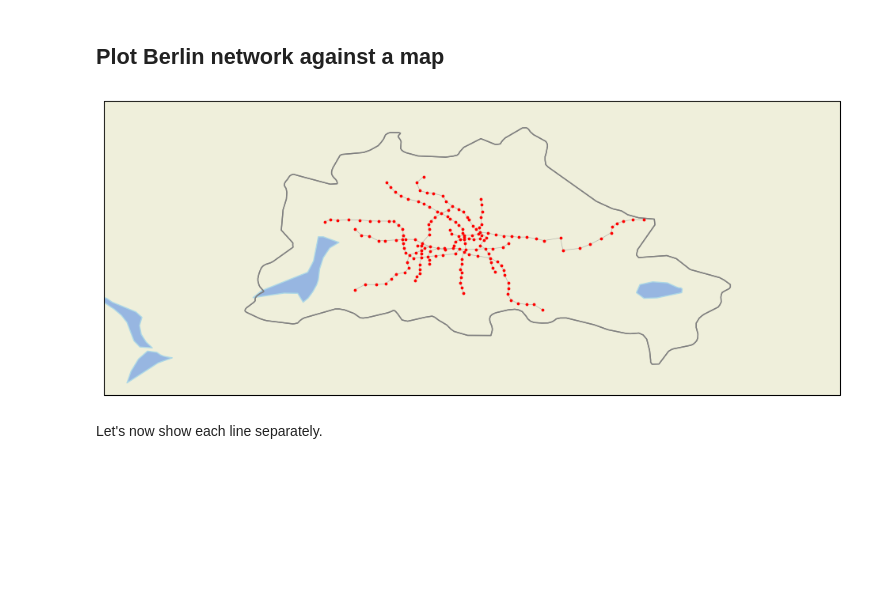
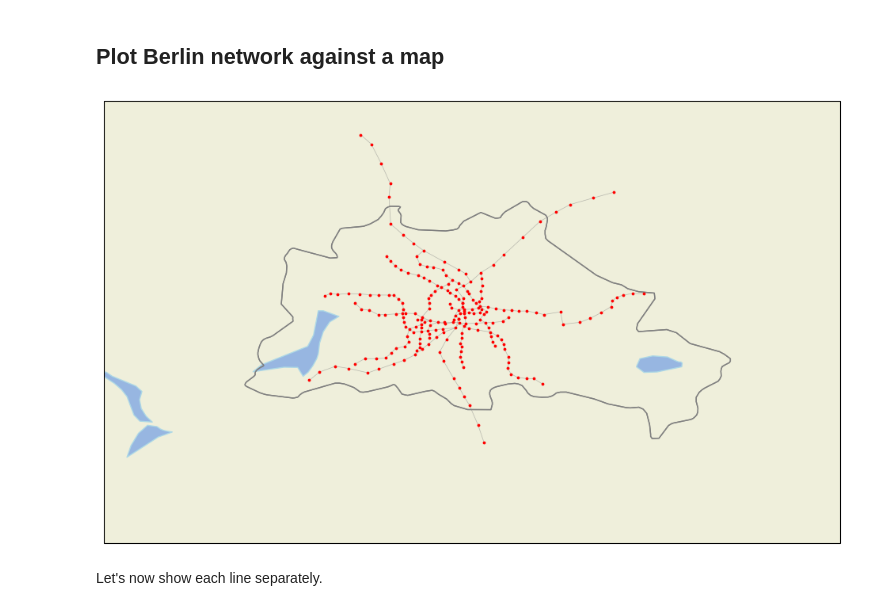
Before and after one commit to aedpluto/berlin-transport, a Jupyter notebook: mapping-berlin.ipynb, the cells around one changed output. Drawn from its saved outputs; the diff is of its cells as text; code cells hidden in the pictures; blank space fills up the shorter version.

```diff
--- a/mapping-berlin.ipynb
+++ b/mapping-berlin.ipynb
@@ -60,31 +60,31 @@ nx.draw_networkx_edges(G, pos, edge_color="grey", width=0.5, arrows=False)
 # %%
 #https://cartopy.readthedocs.io/latest/matplotlib/feature_interface.html
 mapProjection = ccrs.PlateCarree()
 
 fig = plt.figure(figsize=(12,8))
 ax = fig.add_subplot(1, 1, 1, projection=mapProjection)
-ax.set_extent([12.9, 13.9, 52.3, 52.7], crs=ccrs.PlateCarree())
+ax.set_extent([12.9, 13.9, 52.2, 52.8], crs=ccrs.PlateCarree())
 
 # plot geographical features
 ax.add_feature(cfeature.COASTLINE, edgecolor="grey")
 ax.add_feature(cfeature.BORDERS, edgecolor="grey")
 ax.add_feature(cfeature.LAKES, edgecolor="lightblue")
 ax.add_feature(cfeature.OCEAN, edgecolor="lightblue")
 ax.add_feature(cfeature.LAND, edgecolor="lightgreen")
 ax.add_feature(cfeature.RIVERS, edgecolor="lightblue")
 ax.add_feature(cfeature.STATES, edgecolor="grey")
 
 # plot stations
 ax.scatter(x=stations.longitude, y=stations.latitude, color="red", s=3, alpha=1, zorder=3,transform=ccrs.PlateCarree())
 
 # plot connections
 for u, v in G.edges():
     lon1, lat1 = pos[u]
     lon2, lat2 = pos[v]
 
     ax.plot([lon1, lon2], [lat1, lat2], color="grey", linewidth=0.5, alpha=0.5, transform=ccrs.Geodetic(), zorder=2)
 # %% [output]
-[figure, old version]
+[figure, new version]
 # %% [markdown]
 Let's now show each line separately.
 # %% [markdown]
```
Also changed, not shown: parts of 1 cell of this notebook, 2 other files.
